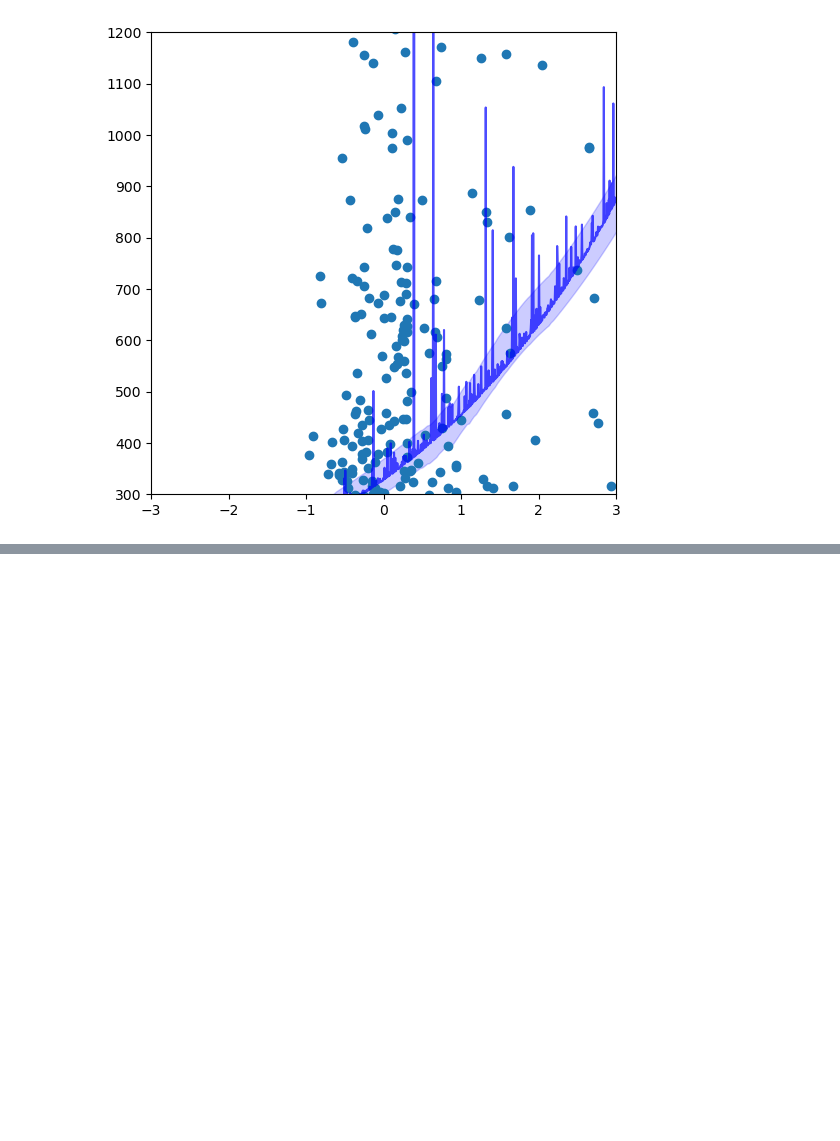
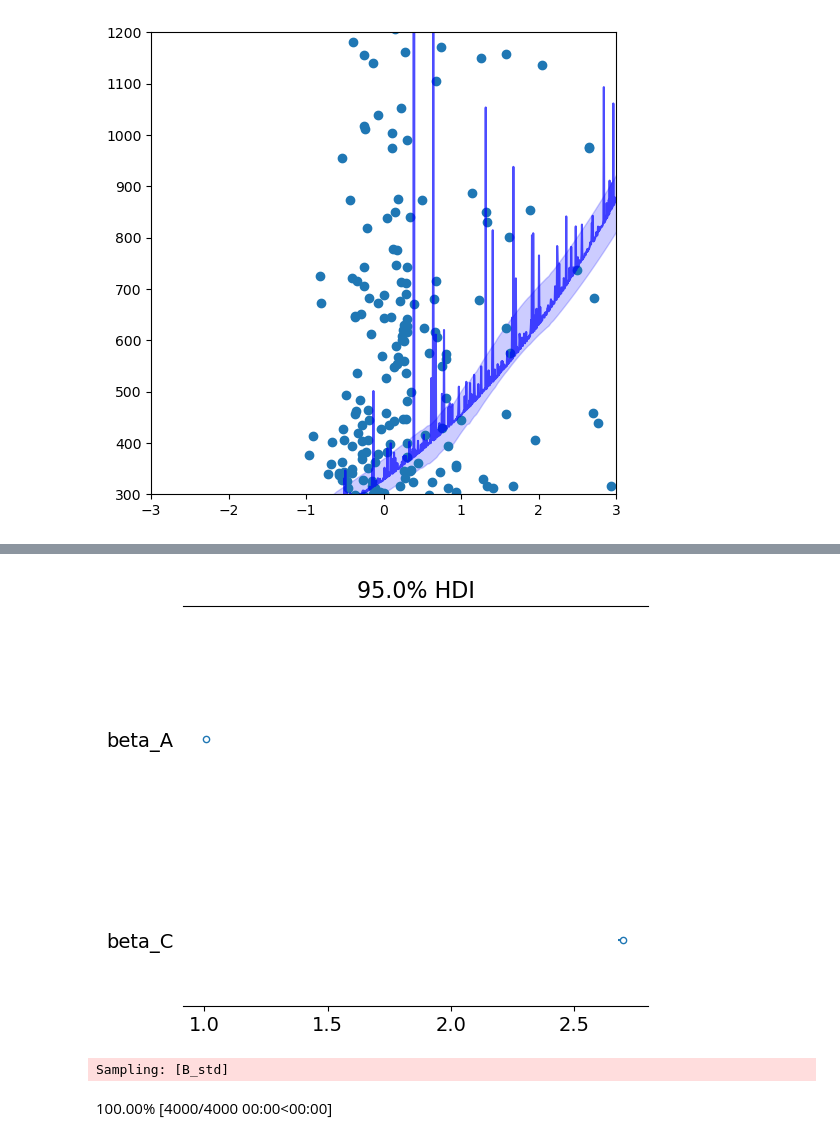
Before and after one commit to ah140797/PPExam24, a Jupyter notebook: anders.ipynb, the cells around one changed output, grey strips where cells are left out. Drawn from its saved outputs; the diff is of its cells as text; code cells hidden in the pictures; blank space fills up the shorter version.

```diff
--- a/anders.ipynb
+++ b/anders.ipynb
@@ -380,0 +453,17 @@ plt.ylim(300,1200)
+# %%
+az.plot_forest(m_h4_idata, var_names = ['beta_A', 'beta_C'], hdi_prob=.95, combined=True, transform=transform_exp);
+# %% [output]
+[figure, added]
+# %%
+n_points = len(df)
+x_seq = np.linspace(-1.5, 5, n_points)
+min_commits_std = df['commits_std'].min() # I dont know if this is correct?
+
+with m_h4:
+    pm.set_data({"age_std": x_seq, "com_std": np.repeat(min_commits_std, n_points)})
+    post_pred_B = pm.sample_posterior_predictive(m_h4_idata, var_names=["B_std"])['posterior_predictive']['B_std']
+
+post_pred_B_mean = post_pred_B.mean(["chain", "draw"])
+# %% [output]
+Sampling: [B_std]
+100.00% [4000/4000 00:00<00:00]
```
Also changed, not shown: parts of 12 cells of this notebook.
